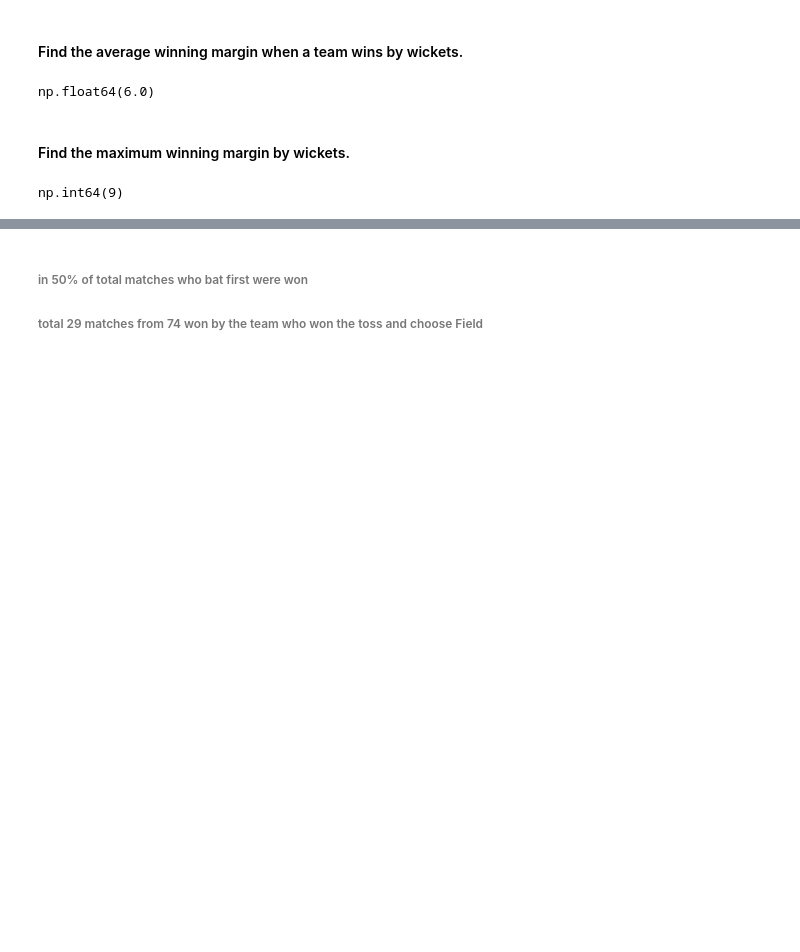
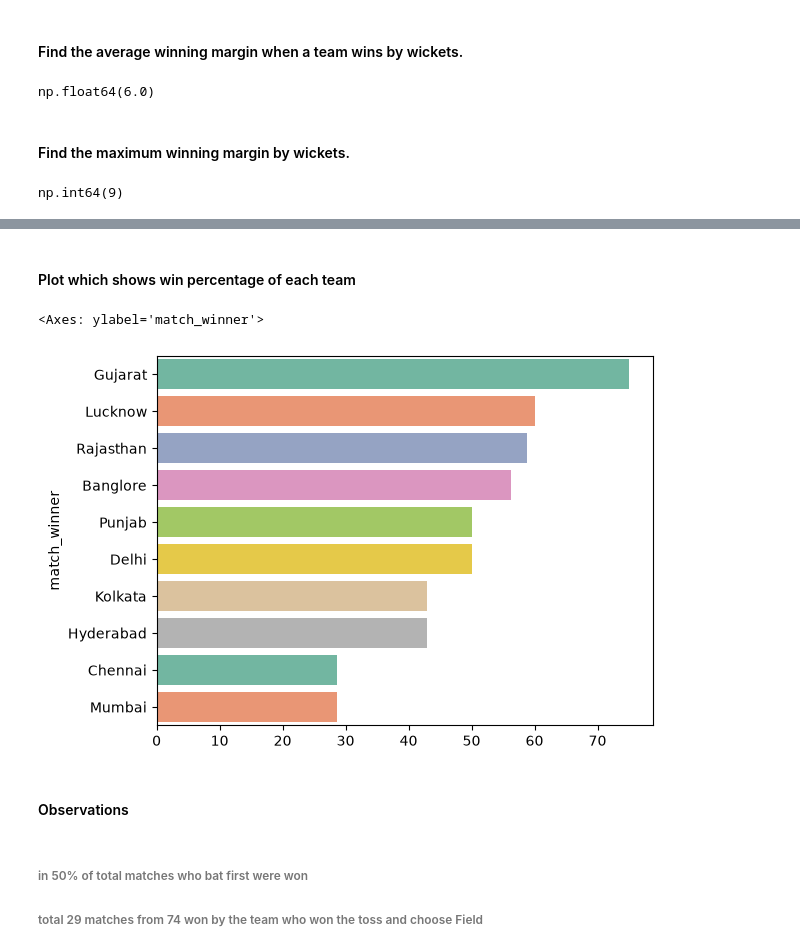
Before and after one commit to arypatel01/IPL_Data_Analysis, a Jupyter notebook: index.ipynb, the cells around one changed output, grey strips where cells are left out. Cells and saved outputs as stored; diff of their text form; code cells hidden in the pictures; blank space fills up the shorter version.

```diff
--- a/index.ipynb
+++ b/index.ipynb
@@ -303,3 +363,23 @@ np.int64(9)
+# %% [markdown]
+#### Plot which shows win percentage of each team
+# %%
+matches_played = df['team1'].value_counts().add(
+    df['team2'].value_counts(),
+    fill_value=0
+)
+
+matches_won = df['match_winner'].value_counts()
+
+win_percentage = (matches_won / matches_played) * 100
+
+top5 = win_percentage.sort_values(ascending=False)
+
+sns.barplot(y=top5.index, x=top5.values , palette='Set2')
+# %% [output]
+<Axes: ylabel='match_winner'>
+[figure, added]
+# %% [markdown]
+#### Observations
 # %% [markdown]
 ###### in 50% of total matches who bat first were won
 ###### total 29 matches from 74 won by the team who won the toss and choose Field
```
Also changed, not shown: parts of 14 cells of this notebook.
